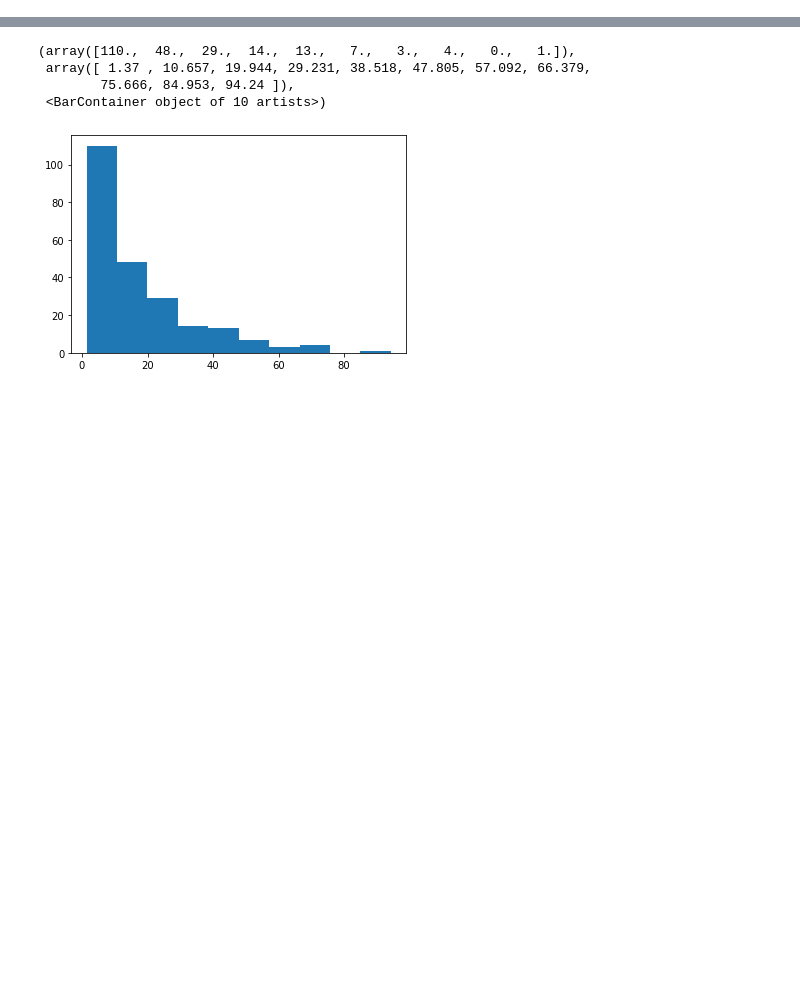
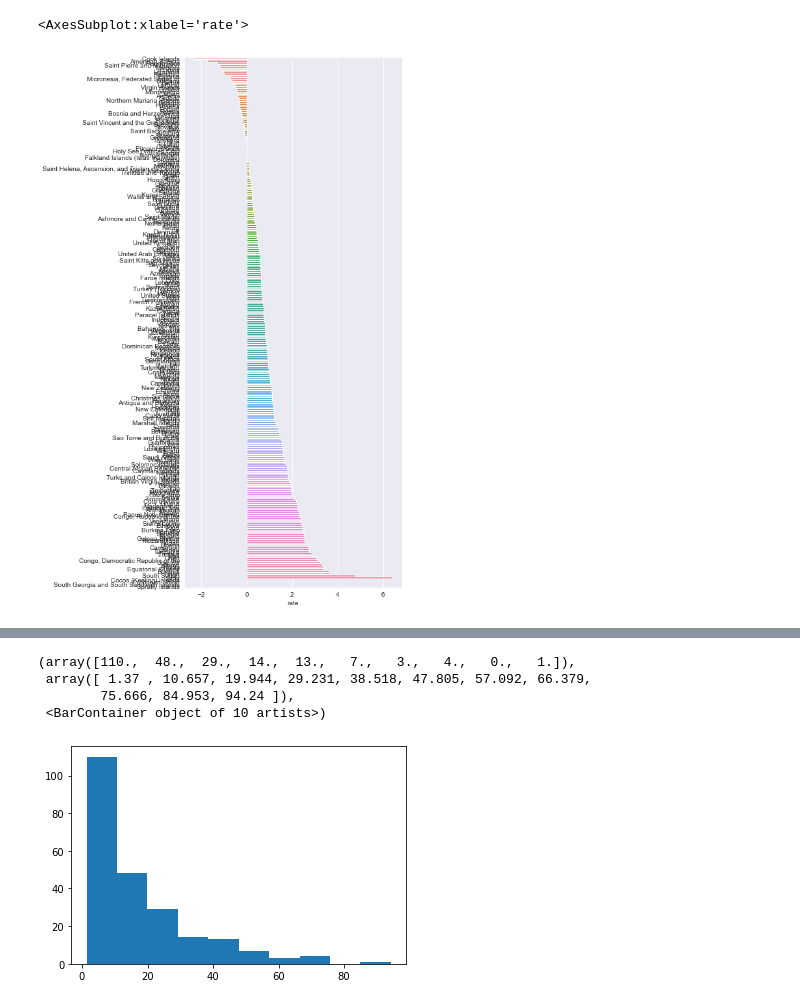
Before and after one commit to farqlia/WorldCountriesProject, a Jupyter notebook: notebooks/Test Web Scraping.ipynb, the cells around one changed output, grey strips where cells are left out. Cells and saved outputs as stored; diff of their text form; code cells hidden in the pictures; blank space fills up the shorter version.

```diff
--- a/notebooks/Test Web Scraping.ipynb
+++ b/notebooks/Test Web Scraping.ipynb
@@ -13,0 +15,12 @@ field_builder = builder.append("field/{field}/")
+# %%
+response = requests.get(field_builder.put_params(field='population-growth-rate'))
+countries_paragraphs = web_scraper.retrieve_paragraph_contents(response.content)
+population_growth_rate = numerical_metrics.get_population_growth_rate(countries_paragraphs)
+
+fig, ax = plt.subplots(figsize=(6, 15))
+
+sns.barplot(data=population_growth_rate, y=population_growth_rate.index,
+            x='rate', order=population_growth_rate.sort_values(by='rate').index)
+# %% [output]
+<AxesSubplot:xlabel='rate'>
+[figure, added]
```
Also changed, not shown: parts of 8 cells of this notebook, 9 other files.
